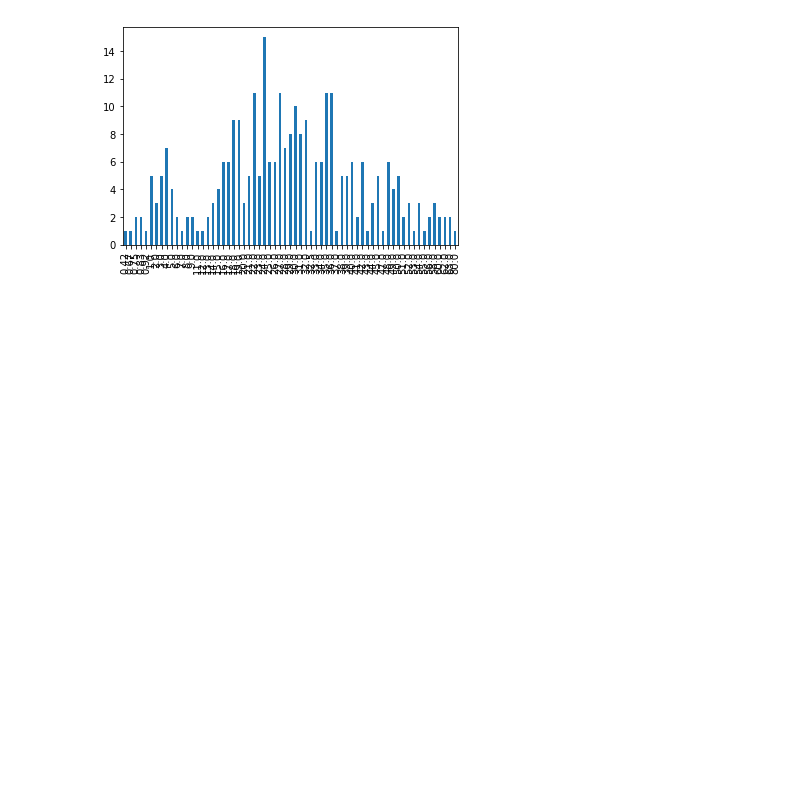
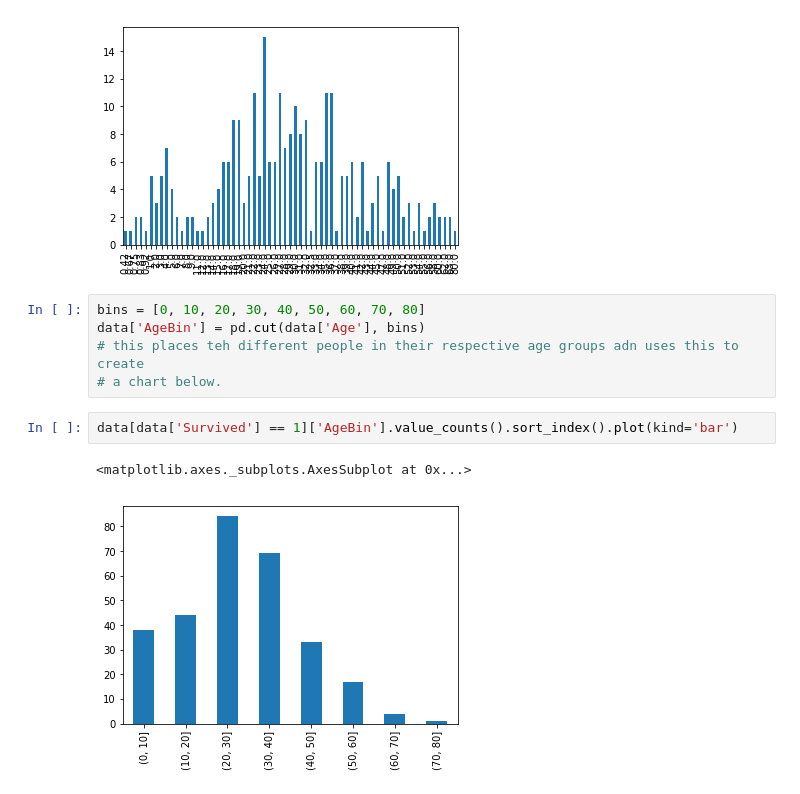
Before and after one commit to 3liud/Titanic-survivors-data-exploration-using-jupyter, a Jupyter notebook: exploration of the data.ipynb, the cells around one changed output. Saved outputs shown, nothing was run; the diff lists cells and outputs as text; blank space fills up the shorter version.

```diff
--- a/exploration of the data.ipynb
+++ b/exploration of the data.ipynb
@@ -88,3 +103,13 @@ data[data['Survived']== 1]['Age'].value_counts().sort_index().plot(kind='bar')
 # %% [output]
 <matplotlib.axes._subplots.AxesSubplot at 0x...>
 [figure]
+# %%
+bins = [0, 10, 20, 30, 40, 50, 60, 70, 80]
+data['AgeBin'] = pd.cut(data['Age'], bins)
+# this places teh different people in their respective age groups adn uses this to create
+# a chart below.
+# %%
+data[data['Survived'] == 1]['AgeBin'].value_counts().sort_index().plot(kind='bar')
+# %% [output]
+<matplotlib.axes._subplots.AxesSubplot at 0x...>
+[figure, added]
```
Also changed, not shown: parts of 22 cells of this notebook.
